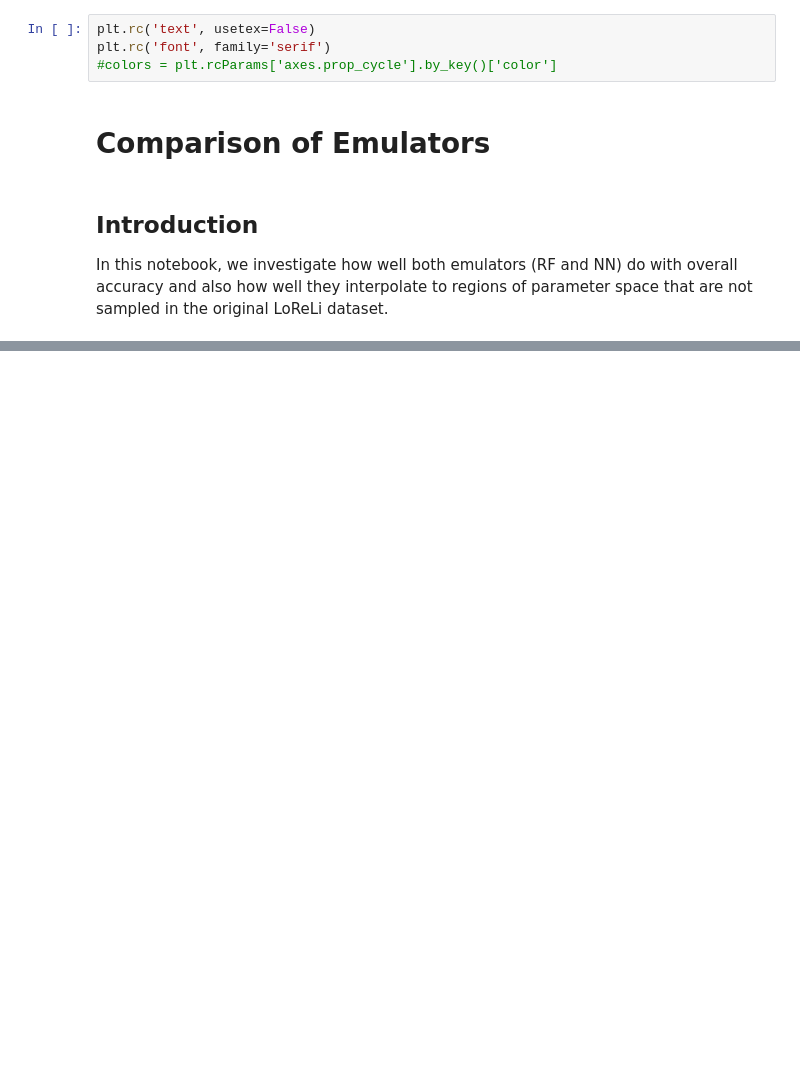
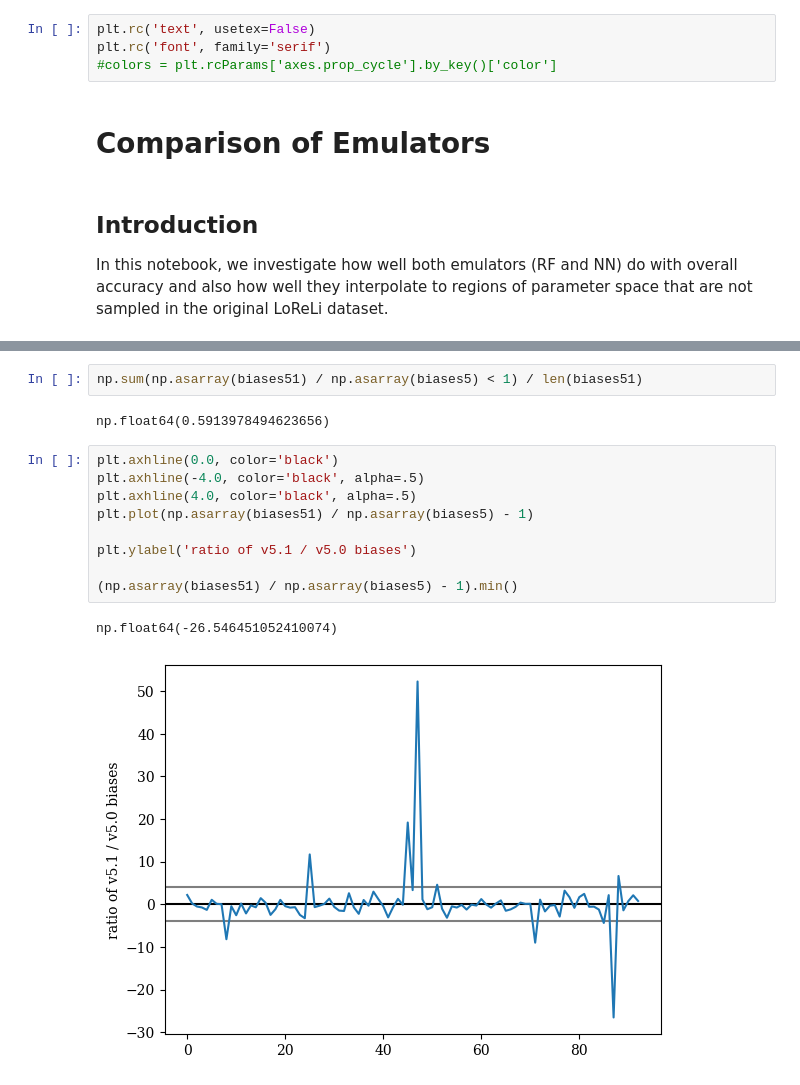
Before and after one commit to lisaleemcb/alfred, a Jupyter notebook: notebooks/Emulator_Comparison.ipynb, the cells around one changed output, grey strips where cells are left out. Cells and saved outputs as stored; diff of their text form; blank space fills up the shorter version.

```diff
--- a/notebooks/Emulator_Comparison.ipynb
+++ b/notebooks/Emulator_Comparison.ipynb
@@ -955,0 +813,16 @@ array([0, 1, 2, 3, 4])
+# %%
+np.sum(np.asarray(biases51) / np.asarray(biases5) < 1) / len(biases51)
+# %% [output]
+np.float64(0.5913978494623656)
+# %%
+plt.axhline(0.0, color='black')
+plt.axhline(-4.0, color='black', alpha=.5)
+plt.axhline(4.0, color='black', alpha=.5)
+plt.plot(np.asarray(biases51) / np.asarray(biases5) - 1)
+
+plt.ylabel('ratio of v5.1 / v5.0 biases')
+
+(np.asarray(biases51) / np.asarray(biases5) - 1).min()
+# %% [output]
+np.float64(-26.546451052410074)
+[figure, added]
```
Also changed, not shown: parts of 97 cells of this notebook, 9 other files.
